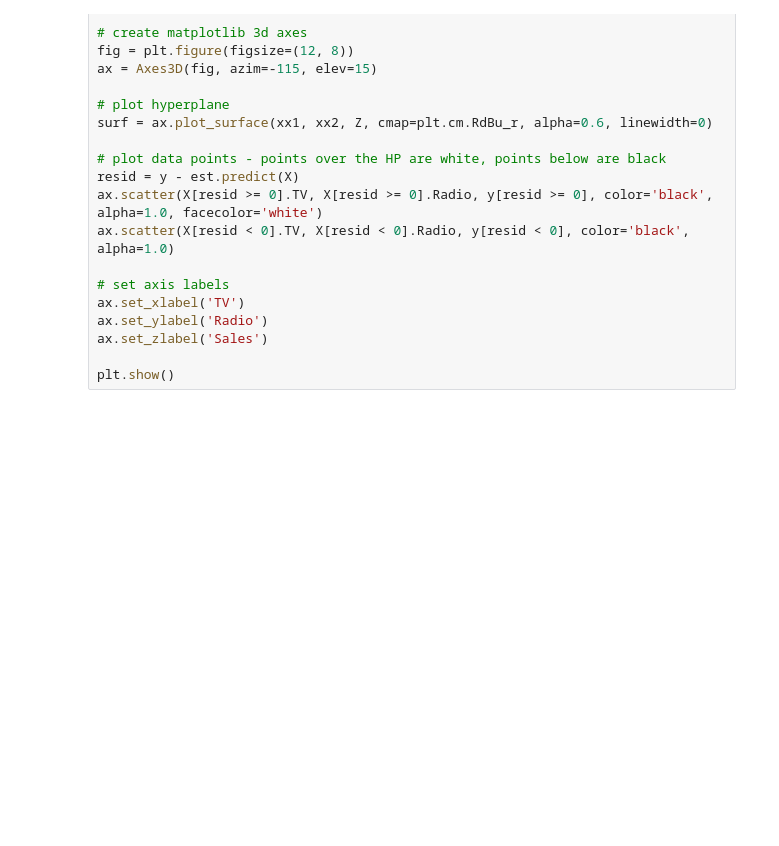
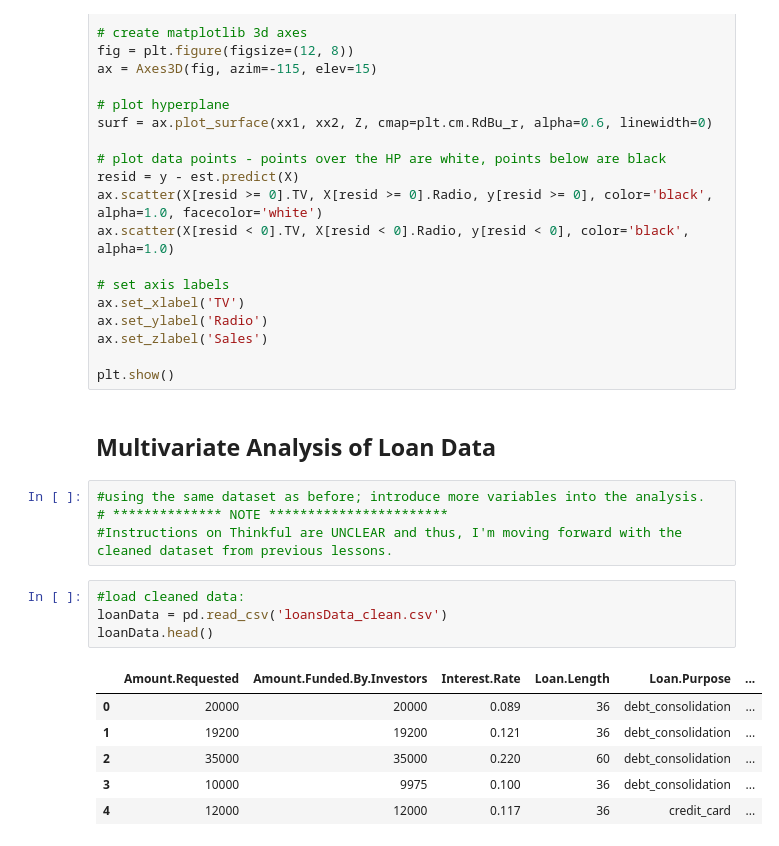
Before and after one commit to ryangrigg/Thinkful, a Jupyter notebook: unit_2_les5_multivariate.ipynb, the cells around one changed output. Cells and saved outputs as stored; diff of their text form; blank space fills up the shorter version.

```diff
--- a/unit_2_les5_multivariate.ipynb
+++ b/unit_2_les5_multivariate.ipynb
@@ -184,3 +184,20 @@ ax.set_ylabel('Radio')
 ax.set_zlabel('Sales')
 
 plt.show()
+# %% [markdown]
+## Multivariate Analysis of Loan Data
+# %%
+#using the same dataset as before; introduce more variables into the analysis.
+# ************** NOTE ***********************
+#Instructions on Thinkful are UNCLEAR and thus, I'm moving forward with the cleaned dataset from previous lessons.
+# %%
+#load cleaned data:
+loanData = pd.read_csv('loansData_clean.csv')
+loanData.head()
+# %% [output]
+|  | Amount.Requested | Amount.Funded.By.Investors | Interest.Rate | Loan.Length | Loan.Purpose | ... |
+| 0 | 20000 | 20000 | 0.089 | 36 | debt_consolidation | ... |
+| 1 | 19200 | 19200 | 0.121 | 36 | debt_consolidation | ... |
+| 2 | 35000 | 35000 | 0.220 | 60 | debt_consolidation | ... |
+| 3 | 10000 | 9975 | 0.100 | 36 | debt_consolidation | ... |
+| 4 | 12000 | 12000 | 0.117 | 36 | credit_card | ... |
```
Also changed, not shown: parts of 28 cells of this notebook, 1 other file.
